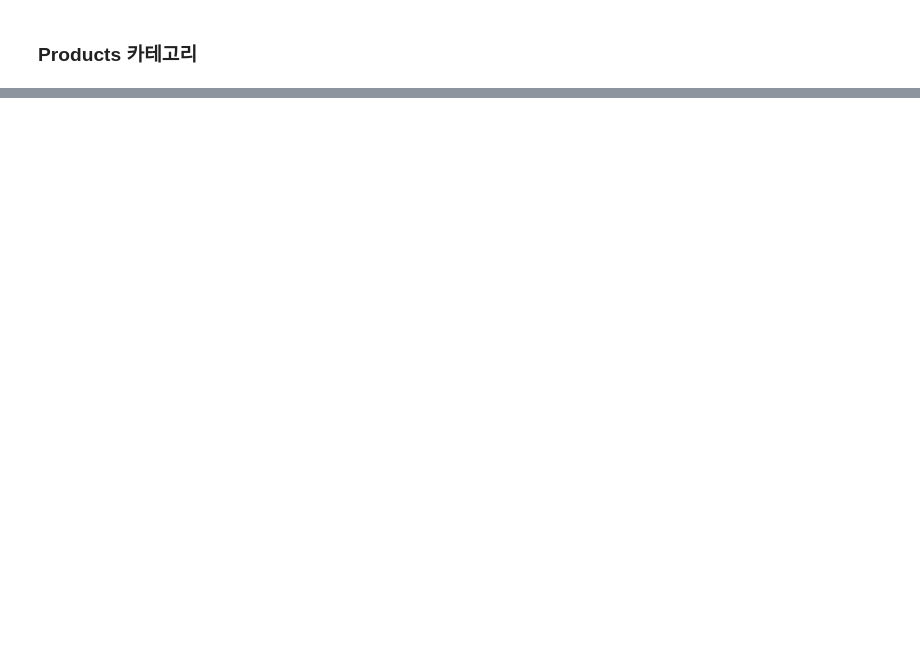
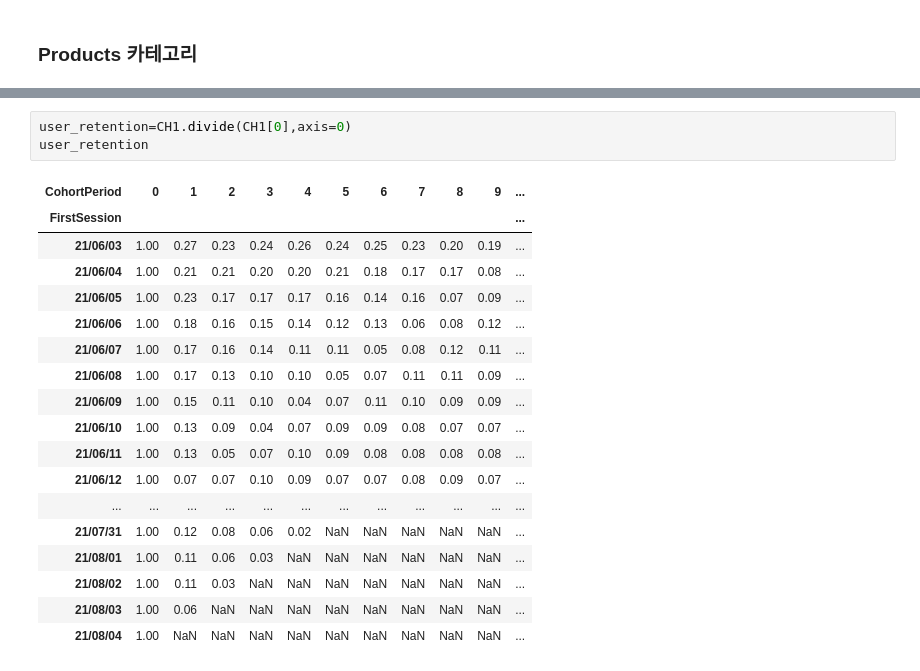
Before and after one commit to gr2edy/FastCampus_FinalProject_29cm, a Jupyter notebook: FC_FinalProject.ipynb, the cells around one changed output, grey strips where cells are left out. Cells and saved outputs as stored; diff of their text form; blank space fills up the shorter version.

```diff
--- a/FC_FinalProject.ipynb
+++ b/FC_FinalProject.ipynb
@@ -396,0 +411,22 @@ df.groupby('category1_name')
+# %%
+user_retention=CH1.divide(CH1[0],axis=0)
+user_retention
+# %% [output]
+| CohortPeriod | 0 | 1 | 2 | 3 | 4 | 5 | 6 | 7 | 8 | 9 | ... |
+| FirstSession |  |  |  |  |  |  |  |  |  |  | ... |
+| 21/06/03 | 1.00 | 0.27 | 0.23 | 0.24 | 0.26 | 0.24 | 0.25 | 0.23 | 0.20 | 0.19 | ... |
+| 21/06/04 | 1.00 | 0.21 | 0.21 | 0.20 | 0.20 | 0.21 | 0.18 | 0.17 | 0.17 | 0.08 | ... |
+| 21/06/05 | 1.00 | 0.23 | 0.17 | 0.17 | 0.17 | 0.16 | 0.14 | 0.16 | 0.07 | 0.09 | ... |
+| 21/06/06 | 1.00 | 0.18 | 0.16 | 0.15 | 0.14 | 0.12 | 0.13 | 0.06 | 0.08 | 0.12 | ... |
+| 21/06/07 | 1.00 | 0.17 | 0.16 | 0.14 | 0.11 | 0.11 | 0.05 | 0.08 | 0.12 | 0.11 | ... |
+| 21/06/08 | 1.00 | 0.17 | 0.13 | 0.10 | 0.10 | 0.05 | 0.07 | 0.11 | 0.11 | 0.09 | ... |
+| 21/06/09 | 1.00 | 0.15 | 0.11 | 0.10 | 0.04 | 0.07 | 0.11 | 0.10 | 0.09 | 0.09 | ... |
+| 21/06/10 | 1.00 | 0.13 | 0.09 | 0.04 | 0.07 | 0.09 | 0.09 | 0.08 | 0.07 | 0.07 | ... |
+| 21/06/11 | 1.00 | 0.13 | 0.05 | 0.07 | 0.10 | 0.09 | 0.08 | 0.08 | 0.08 | 0.08 | ... |
+| 21/06/12 | 1.00 | 0.07 | 0.07 | 0.10 | 0.09 | 0.07 | 0.07 | 0.08 | 0.09 | 0.07 | ... |
+| ... | ... | ... | ... | ... | ... | ... | ... | ... | ... | ... | ... |
+| 21/07/31 | 1.00 | 0.12 | 0.08 | 0.06 | 0.02 | NaN | NaN | NaN | NaN | NaN | ... |
+| 21/08/01 | 1.00 | 0.11 | 0.06 | 0.03 | NaN | NaN | NaN | NaN | NaN | NaN | ... |
+| 21/08/02 | 1.00 | 0.11 | 0.03 | NaN | NaN | NaN | NaN | NaN | NaN | NaN | ... |
+| 21/08/03 | 1.00 | 0.06 | NaN | NaN | NaN | NaN | NaN | NaN | NaN | NaN | ... |
+| 21/08/04 | 1.00 | NaN | NaN | NaN | NaN | NaN | NaN | NaN | NaN | NaN | ... |
```
Also changed, not shown: parts of 79 cells of this notebook.
